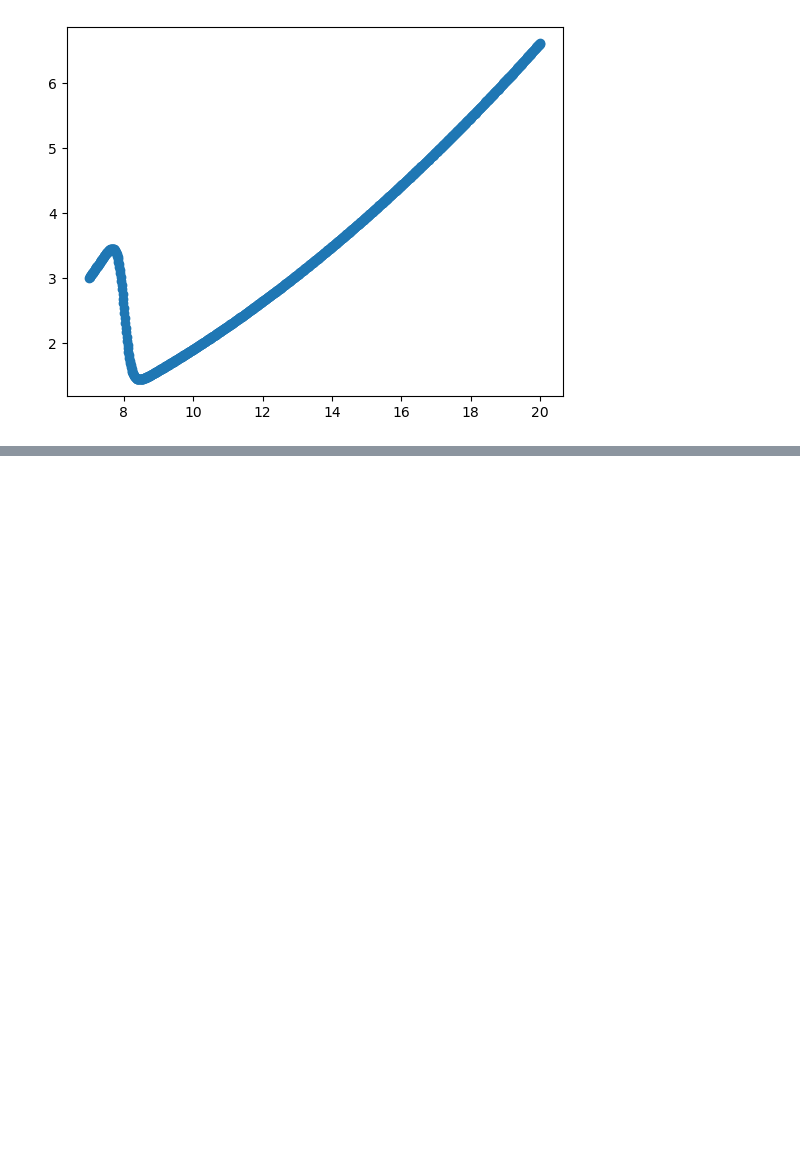
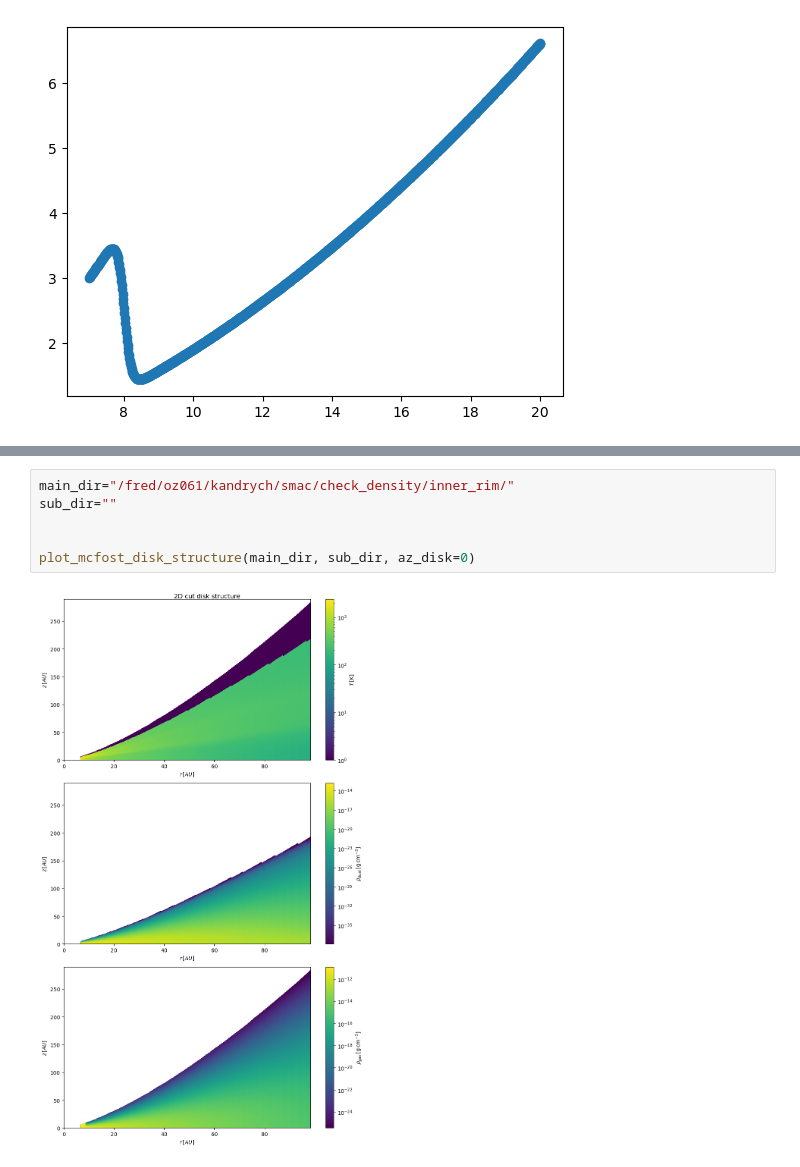
Before and after one commit to kandrych/modelling_optimisation, a Jupyter notebook: scripts/density_check.ipynb, the cells around one changed output, grey strips where cells are left out. Cells and saved outputs as stored; diff of their text form; blank space fills up the shorter version.

Commit message:
density plots now

```diff
--- a/scripts/density_check.ipynb
+++ b/scripts/density_check.ipynb
@@ -278,0 +380,8 @@ plt.scatter(r, h)
+# %%
+main_dir="/fred/oz061/kandrych/smac/check_density/inner_rim/"
+sub_dir=""
+
+
+plot_mcfost_disk_structure(main_dir, sub_dir, az_disk=0)
+# %% [output]
+[figure, added]
```
Also changed, not shown: parts of 3 cells of this notebook, 3 other files.
